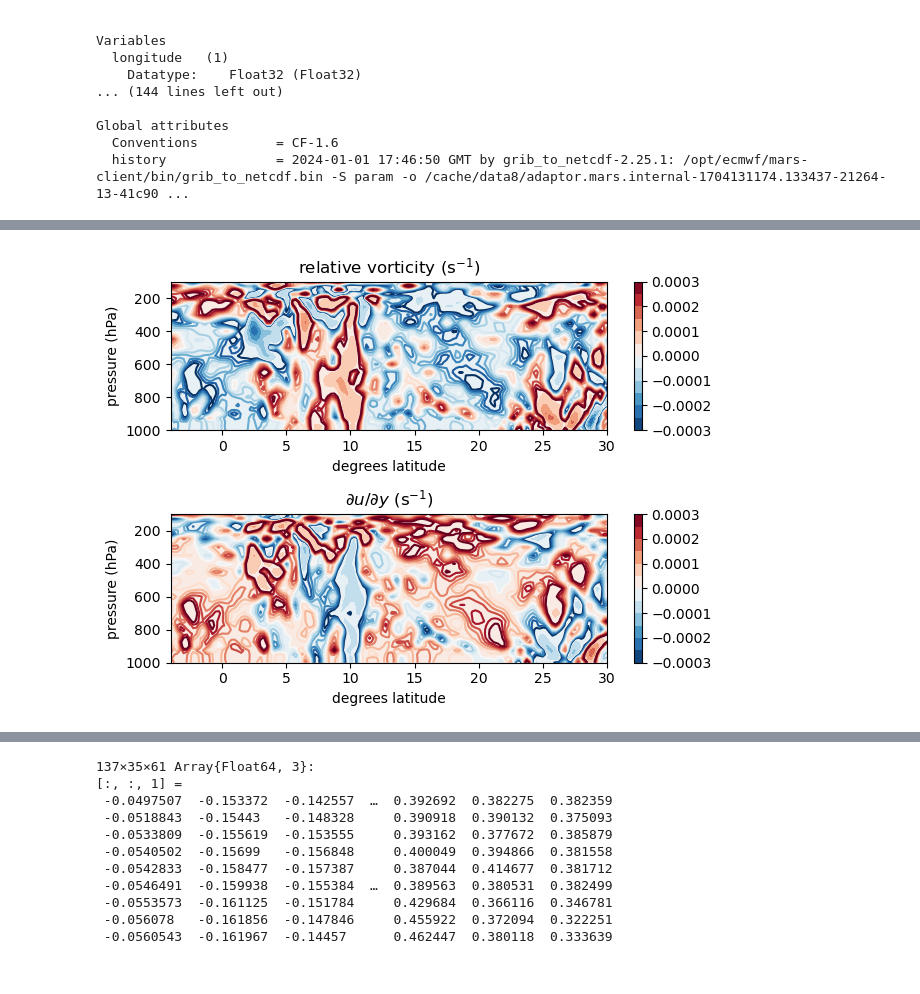
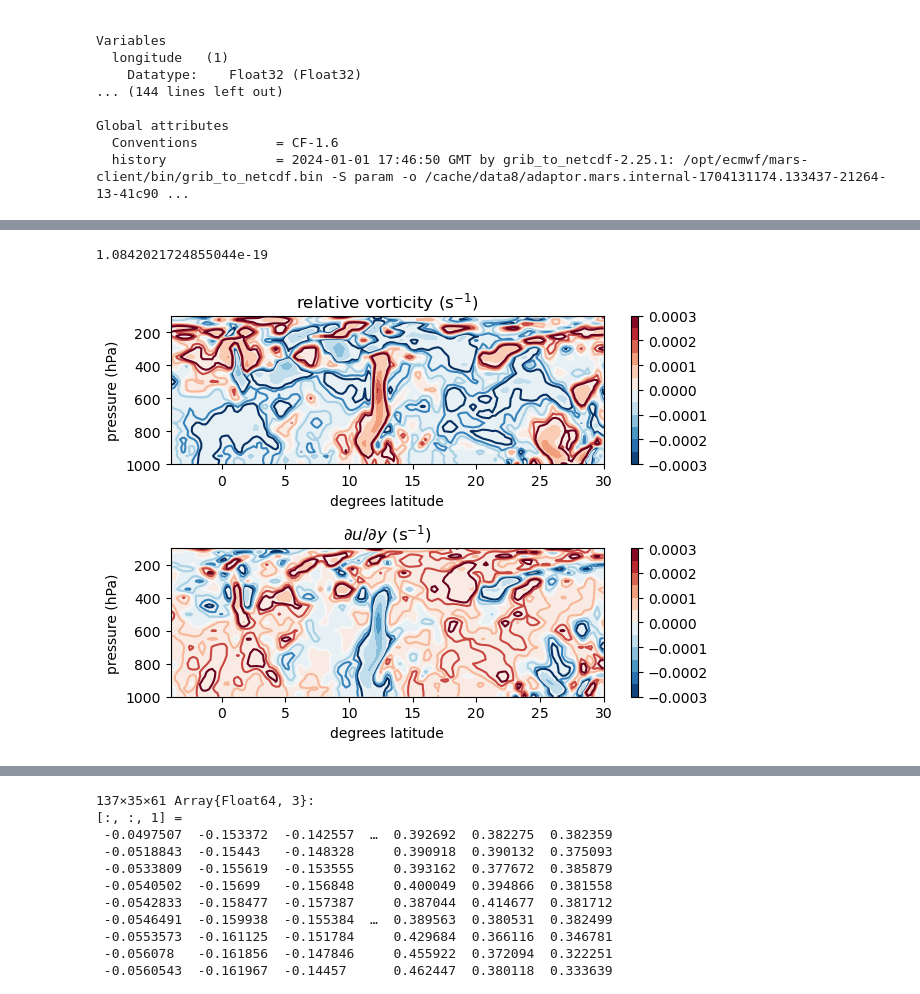
Before and after one commit to deszoeke/ASTRAL-era5, a Jupyter notebook: src/plot_69e.ipynb, the cells around one changed output, grey strips where cells are left out. Drawn from its saved outputs; the diff is of its cells as text; code cells hidden in the pictures.

```diff
--- a/src/plot_69e.ipynb
+++ b/src/plot_69e.ipynb
@@ -86,55 +133,53 @@ gcf()
+# %%
+# compute the differences
+
+dudy = ∂y( ds[:u][1,:,:,:] )
+dudy_old = ∂y_old( ds[:u][1,:,:,:] )
+dvdx = ds[:vo][1,:,:,:] .+ dudy
+
+maximum(abs, dudy_old .- dudy ) # tiny, 10^-19
+# %% [output]
+1.0842021724855044e-19
 # %%
-const æ = 6.37e6 # radius of earth
+# plot vorticity and meridional shear of zonal velocity
 
-"meridional derivative. ∂y(u) has same size as u"
-function ∂y(u, y=ds[:latitude][:])
-    # u = ds[:u][1,:,:,:] # eliminate singleton dim
-    du = diff(u, dims=1)
-    dy = æ * pi/180 * ([0; diff(y,dims=1)] .+ [diff(y,dims=1); 0])
-    uy = zeros(size(u))
-    uy[1:end-1,:,:] .= du
-    uy[2:end,:,:] .+= du
-    uy ./ dy
-end
-
-dudy = ∂y( ds[:u][1,:,:,:] )
-dvdx = ds[:vo][1,:,:,:] .+ dudy
+it = findfirst(dt -> dt>=DateTime(2023,6,6,0,0,0), ds[:time][:] )
 
 clf()
 subplot(2,1,1)
 contourf(ds[:latitude][:], ds[:level][:],
-    pd(ds[:vo][1,:,:,31+4]),
+    pd(ds[:vo][1,:,:,it]),
     cmap=ColorMap("RdBu_r"),
     # vmin=-3e-4, vmax=3e-4,
     levels=1e-4*(-3:0.5:3) )
 colorbar()
 contour(ds[:latitude][:], ds[:level][:],
-    pd(ds[:vo][1,:,:,31+4]),
+    pd(ds[:vo][1,:,:,it]),
     cmap=ColorMap("RdBu_r"),
     # vmin=-3e-4, vmax=3e-4,
-    levels=1e-5*(-3:0.5:3) )
+    levels=1e-5*(-3:3) )
 ylim([1000,100])
 xlabel("degrees latitude")
 ylabel("pressure (hPa)")
 title("relative vorticity (s"*L"^{-1}"*")")
 
 subplot(2,1,2)
 contourf( ds[:latitude][:], ds[:level][:],
-    pd(dudy[:,:,31+4]),
+    pd(dudy[:,:,it]),
    #vmin=-3e-4, vmax=3e-4,
     levels=1e-4.*(-3:0.5:3),
     cmap=ColorMap("RdBu_r"))
 colorbar()
 contour( ds[:latitude][:], ds[:level][:],
-    pd(dudy[:,:,31+4]),
+    pd(dudy[:,:,it]),
     #vmin=-3e-4, vmax=3e-4,
-    levels=1e-5.*(-3:0.5:3),
+    levels=1e-5.*(-3:3),
     cmap=ColorMap("RdBu_r"))
 ylim([1000, 100])
 xlabel("degrees latitude")
 ylabel("pressure (hPa)")
 title(L"\partial u/\partial y"*" (s"*L"^{-1}"*")")
 tight_layout()
-gcf()
+#gcf()
 # %% [output]
-[figure, old version]
+[figure, new version]
```
Also changed, not shown: parts of 6 cells of this notebook, 2 other files.
